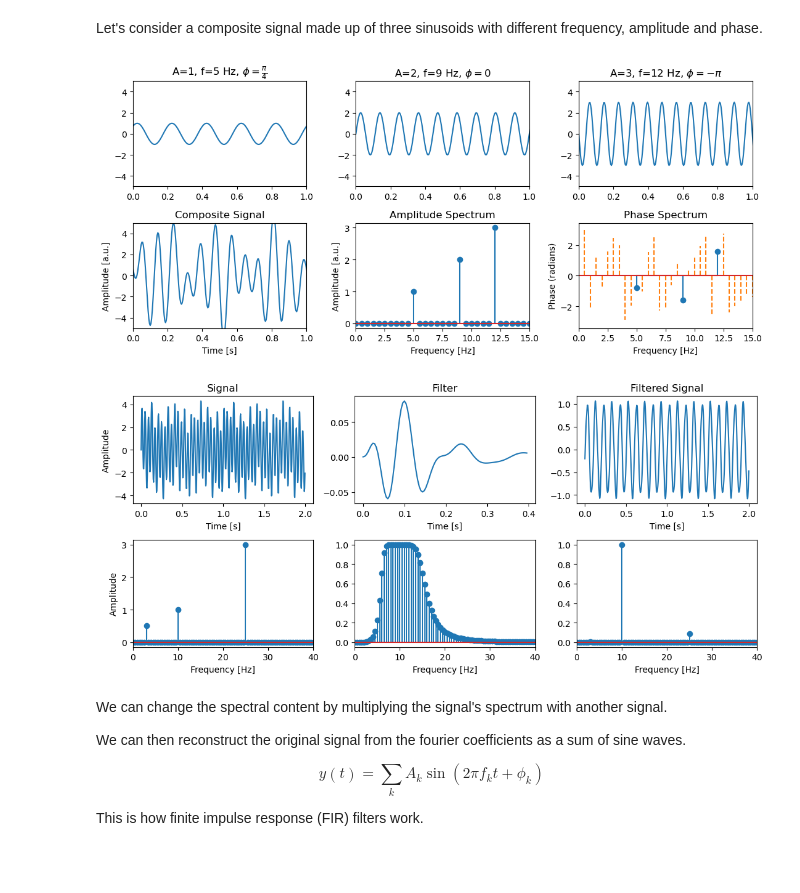
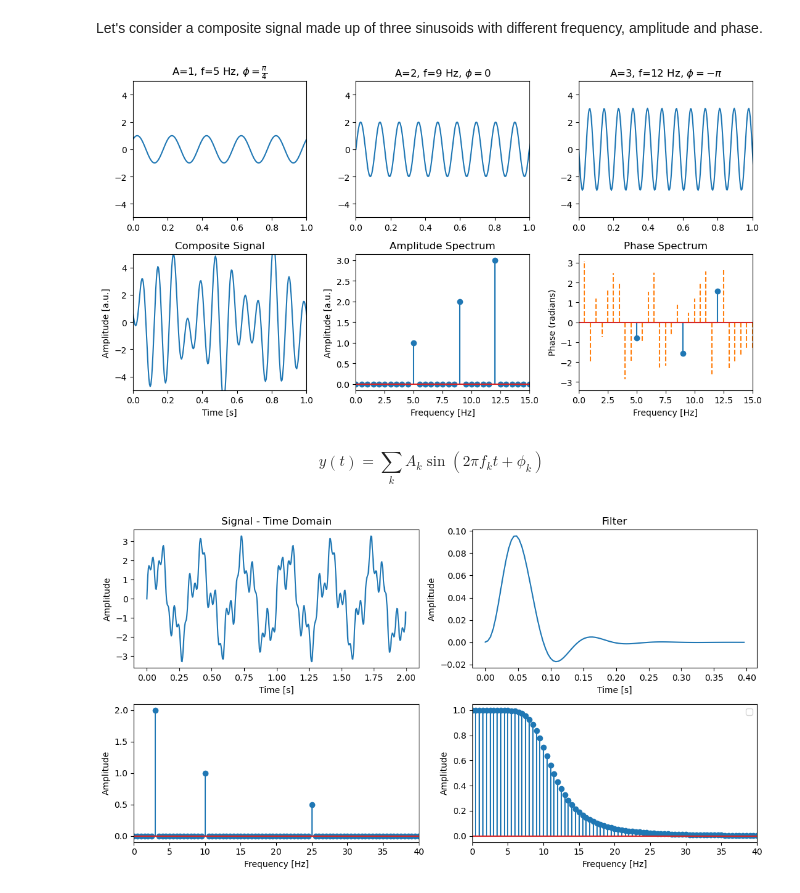
Before and after one commit to OleBialas/iBOTS-Intro-to-EEG-MEG-Analysis-with-MNE-Python, a Jupyter notebook: 02_filtering_and_psd/slides.ipynb, the cells around one changed output. Cells and saved outputs as stored; diff of their text form; code cells hidden in the pictures; blank space fills up the shorter version.

```diff
--- a/02_filtering_and_psd/slides.ipynb
+++ b/02_filtering_and_psd/slides.ipynb
@@ -169,35 +169,37 @@ fft_y = np.fft.fft(y)[:len(t)//2]
 
 amplitude = np.abs(fft_y) * 2/len(t)
 phase = np.angle(fft_y)
 
-fig, ax = plt.subplots(2,3 , figsize=(11, 5))
+fig, ax = plt.subplots(2,3 , figsize=(11, 6))
 
 
 ax[0, 0].plot(t, s1)
 ax[0, 0].set(title='A=1, f=5 Hz, $\phi=\\frac{\pi}{4}$', ylim=(-5, 5), xlim=(0, 1))
 
 s2 = 2 * np.sin(2 * np.pi * 9 * t)
 ax[0, 1].plot(t, s2)
 ax[0, 1].set(title='A=2, f=9 Hz, $\phi=0$', ylim=(-5, 5), xlim=(0, 1))
 
 s3 = 3 * np.sin(2 * np.pi * 12 * t + -np.pi)
 ax[0, 2].plot(t, s3)
 ax[0, 2].set(title='A=3, f=12 Hz, $\phi=-\pi$', ylim=(-5, 5), xlim=(0, 1))
 
 ax[1, 0].plot(t, y)
 ax[1, 0].set(title='Composite Signal', xlabel="Time [s]", ylabel="Amplitude [a.u.]", ylim=(-5, 5), xlim=(0, 1))
 
 ax[1, 1].stem(freq, amplitude)
 ax[1, 1].set(title='Amplitude Spectrum',xlabel='Frequency [Hz]', ylabel="Amplitude [a.u.]", xlim=(0,15))
 
 threshold = 0.1
 significant = amplitude > threshold
 ax[1, 2].stem(freq[significant], phase[significant])
 ax[1, 2].stem(freq[~significant], phase[~significant], linefmt="C1--", markerfmt="none")
 ax[1, 2].set(title='Phase Spectrum', xlabel='Frequency [Hz]', ylabel='Phase (radians)', xlim=(0, 15))
 plt.tight_layout()
 # %% [output]
-[figure, old version]
+[figure, new version]
+# %% [markdown]
+$$y(t) = \sum_{k} A_k \sin(2\pi f_k t + \phi_k)$$
 # %%
 import numpy as np
 import matplotlib.pyplot as plt
@@ -210,59 +212,34 @@ t = np.linspace(0, dur, fs * dur, endpoint=False)
 freq = np.fft.fftfreq(len(t), 1/fs)[:len(t)//2]
 
 # Create signal: sum of 3 Hz, 10 Hz, and 25 Hz
-s = (0.5 * np.sin(2 * np.pi * 3 * t) +
+s = (2 * np.sin(2 * np.pi * 3 * t) +
      1 * np.sin(2 * np.pi * 10 * t) +
-     3 * np.sin(2 * np.pi * 25 * t))
+     0.5 * np.sin(2 * np.pi * 25 * t))
 
-# Create lowpass filter (cutoff at 15 Hz)
 order = 4
-cutoff = (6, 15)
-b, a = sig.butter(order, cutoff, btype='band', fs=fs)
+cutoff = 10
+b, a = sig.butter(order, cutoff, btype='low', fs=fs)
 impulse = sig.unit_impulse(len(t))
 filter_ir = sig.lfilter(b, a, impulse)
 
-# Apply filter in frequency domain
-fft_signal = np.fft.fft(s)
-fft_filter = np.fft.fft(filter_ir)
-fft_filtered = fft_signal * fft_filter
-filtered_signal = np.fft.ifft(fft_filtered).real
+fft_signal = np.abs(np.fft.fft(s))[:len(t)//2] * 2/len(t)
+fft_filter = np.abs(np.fft.fft(filter_ir))[:len(t)//2]
 
-# Amplitude spectra for plotting
-amp_signal = np.abs(fft_signal)[:len(t)//2] * 2/len(t)
-amp_filter = np.abs(fft_filter)[:len(t)//2]
-amp_filtered = np.abs(fft_filtered)[:len(t)//2] * 2/len(t)
+fig, ax = plt.subplots(2, 2, figsize=(11, 6))
 
-# Plot
-fig, ax = plt.subplots(2, 3, figsize=(11, 5))
+ax[0, 0].plot(t, s)
+ax[0, 0].set(xlabel='Time [s]', ylabel='Amplitude', title='Signal - Time Domain')
 
-# Row 1: Time domain
-ax[0, 0].plot(t, s)
-ax[0, 0].set(xlabel='Time [s]', ylabel='Amplitude', title='Signal')
+ax[1, 0].stem(freq, fft_signal)
+ax[1, 0].set(xlabel='Frequency [Hz]', ylabel='Amplitude', xlim=(0, 40))
 
 ax[0, 1].plot(t[:100], filter_ir[:100])
-ax[0, 1].set(xlabel='Time [s]', title='Filter')
+ax[0, 1].set(xlabel='Time [s]', ylabel='Amplitude', title='Filter')
 
-ax[0, 2].plot(t, filtered_signal)
-ax[0, 2].set(xlabel='Time [s]', title='Filtered Signal')
-
-# Row 2: Frequency domain
-ax[1, 0].stem(freq, amp_signal)
-ax[1, 0].set(xlabel='Frequency [Hz]', ylabel='Amplitude', xlim=(0, 40))
-
-ax[1, 1].stem(freq, amp_filter)
-ax[1, 1].set(xlabel='Frequency [Hz]', xlim=(0, 40))
-
-ax[1, 2].stem(freq, amp_filtered)
-ax[1, 2].set(xlabel='Frequency [Hz]', xlim=(0, 40))
+ax[1, 1].stem(freq, fft_filter)
+ax[1, 1].set(xlabel='Frequency [Hz]', ylabel='Amplitude', xlim=(0, 40))
+ax[1, 1].legend()
 
 plt.tight_layout()
 # %% [output]
-[figure, old version]
+[figure, new version]
-# %% [markdown]
-We can change the spectral content by multiplying the signal's spectrum with another signal.
-
-We can then reconstruct the original signal from the fourier coefficients as a sum of sine waves.
-
-$$y(t) = \sum_{k} A_k \sin(2\pi f_k t + \phi_k)$$
-
-This is how finite impulse response (FIR) filters work.
```
Also changed, not shown: parts of 6 cells of this notebook, 3 other files.
